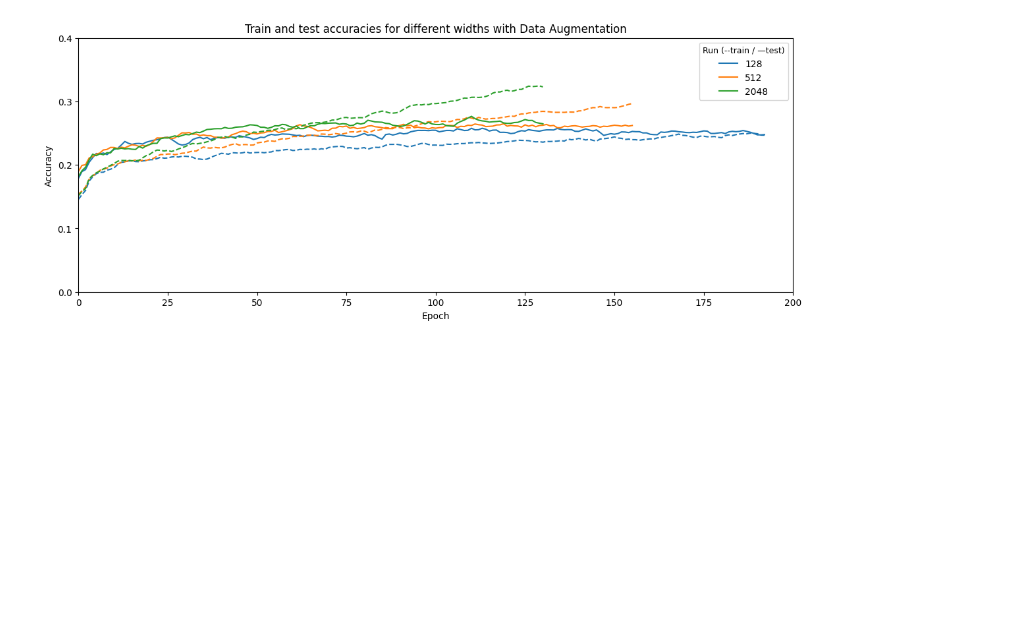
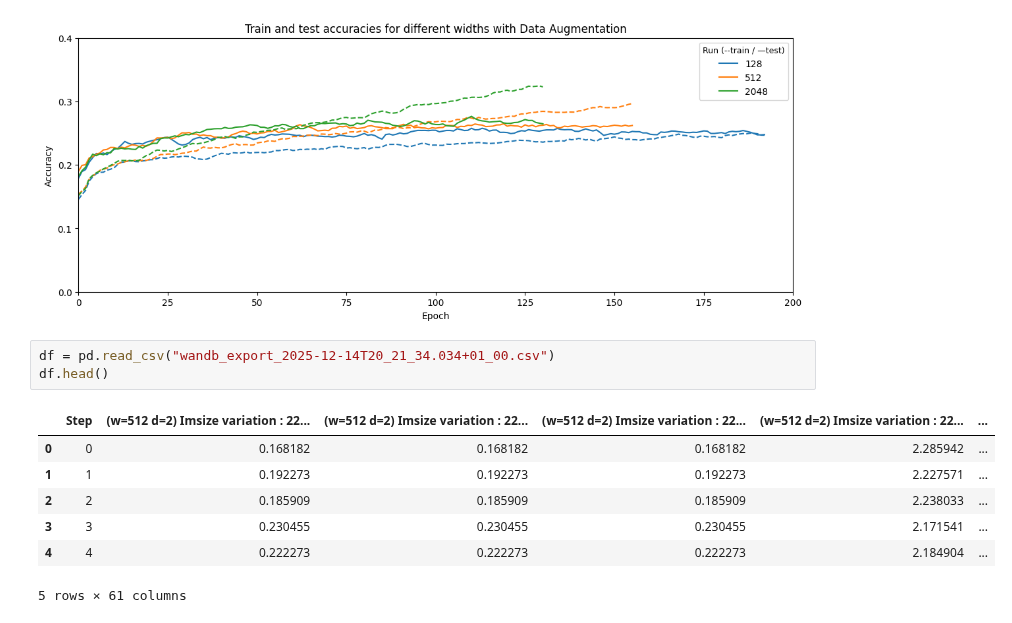
Before and after one commit to MCV-C3/project-team-6, a Jupyter notebook: Week2/report/plot_temp.ipynb, the cells around one changed output. Cells and saved outputs as stored; diff of their text form; blank space fills up the shorter version.

```diff
--- a/Week2/report/plot_temp.ipynb
+++ b/Week2/report/plot_temp.ipynb
@@ -139,3 +139,14 @@ plt.yticks([0, 0.1, 0.2, 0.3, 0.4])
 plt.show()
 # %% [output]
 [figure]
+# %%
+df = pd.read_csv("wandb_export_2025-12-14T20_21_34.034+01_00.csv")
+df.head()
+# %% [output]
+|  | Step | (w=512 d=2) Imsize variation : 22... | (w=512 d=2) Imsize variation : 22... | (w=512 d=2) Imsize variation : 22... | (w=512 d=2) Imsize variation : 22... | ... |
+| 0 | 0 | 0.168182 | 0.168182 | 0.168182 | 2.285942 | ... |
+| 1 | 1 | 0.192273 | 0.192273 | 0.192273 | 2.227571 | ... |
+| 2 | 2 | 0.185909 | 0.185909 | 0.185909 | 2.238033 | ... |
+| 3 | 3 | 0.230455 | 0.230455 | 0.230455 | 2.171541 | ... |
+| 4 | 4 | 0.222273 | 0.222273 | 0.222273 | 2.184904 | ... |
+5 rows × 61 columns
```
Also changed, not shown: parts of 1 cell of this notebook, 4 other files.
